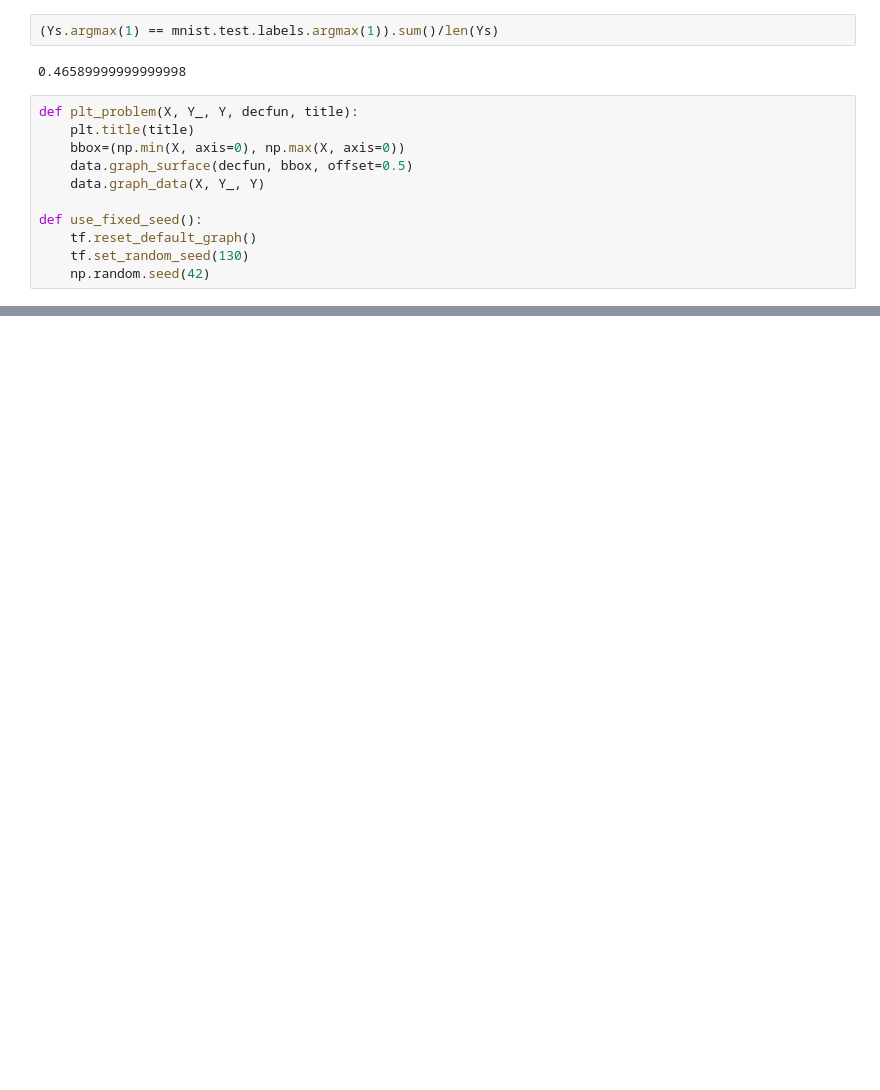
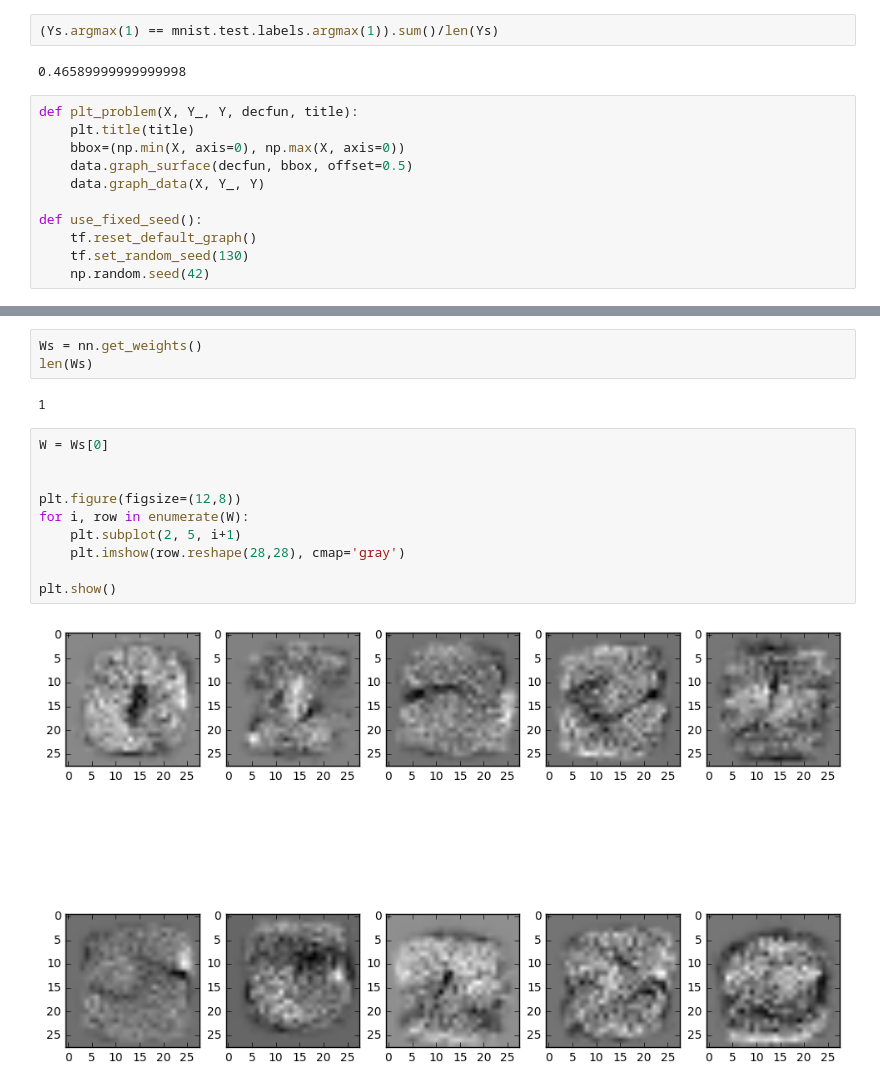
Before and after one commit to lstolcman/fer-deep-learning, a Jupyter notebook: DU1/Lab1.ipynb, the cells around one changed output, grey strips where cells are left out. Cells and saved outputs as stored; diff of their text form; blank space fills up the shorter version.

```diff
--- a/DU1/Lab1.ipynb
+++ b/DU1/Lab1.ipynb
@@ -650,0 +683,17 @@ print("Optimization Finished!")
+# %%
+Ws = nn.get_weights()
+len(Ws)
+# %% [output]
+1
+# %%
+W = Ws[0]
+
+
+plt.figure(figsize=(12,8))
+for i, row in enumerate(W):
+    plt.subplot(2, 5, i+1)
+    plt.imshow(row.reshape(28,28), cmap='gray')
+
+plt.show()
+# %% [output]
+[figure, added]
```
Also changed, not shown: parts of 12 cells of this notebook, 12 other files.
